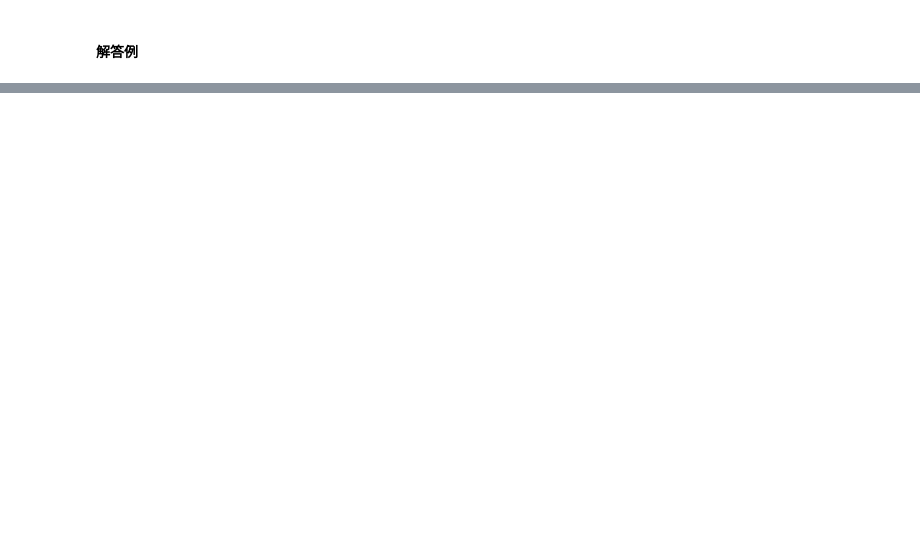
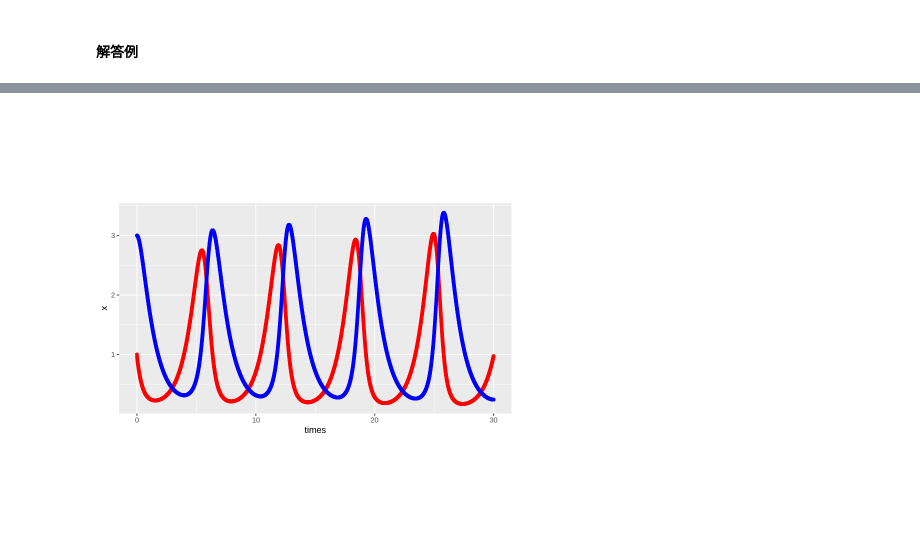
Before and after one commit to slt666666/informatics_agri_1st, a Jupyter notebook: source/_static/colab_notebook/RL03.ipynb, the cells around one changed output, grey strips where cells are left out. Drawn from its saved outputs; the diff is of its cells as text; code cells hidden in the pictures; blank space fills up the shorter version.

```diff
--- a/source/_static/colab_notebook/RL03.ipynb
+++ b/source/_static/colab_notebook/RL03.ipynb
@@ -683,0 +383,51 @@ is.prime(37)
+# %%
+library(ggplot2)
+
+#各パラメータの設定
+a <- 1.2
+b <- 1
+c <- 1
+d <- 1
+
+# x, yのベクトル(入れ物)を作り初期値を入れる
+x <- c(1)
+y <- c(3)
+
+# dx/dt, dy/dtの初期値
+dx_dt <- -4
+dy_dt <- 0
+
+# 経過時間とx,yを確認した時間の入れ物
+passed_time <- 0.01
+times <- c(0)
+
+# 時間0.01を1000回進めた場合
+for (t in 1:3000) {
+
+  # 時間(0.01)経過後のx, yの個体数
+  new_x <- x[length(x)] + passed_time * dx_dt
+  new_y <- y[length(y)] + passed_time * dy_dt
+
+  # x, y, timesの入れ物に加える
+  x <- c(x, new_x)
+  y <- c(y, new_y)
+
+  # 現在の時間を計算し、入れ物に加える
+  times <- c(times, times[length(times)]+passed_time)
+
+  # 次のdx/dt, dy/dtの計算
+  dx_dt <- a * new_x - b * new_x * new_y
+  dy_dt <- c * new_x * new_y - d * new_y
+
+}
+
+# データフレームを作成
+data <- data.frame(time=times, x=x, y=y)
+
+# ggplotでグラフ描写
+p1 <- ggplot(data) + geom_point(aes(x=times,y=x),color="red")
+p2 <-geom_point(aes(x=time,y=y),color="blue")
+p <- p1 + p2 + coord_fixed(5) # サイズを調整
+print(p)
+# %% [output]
+[figure, added]
```
Also changed, not shown: parts of 160 cells of this notebook, 1 other file.
